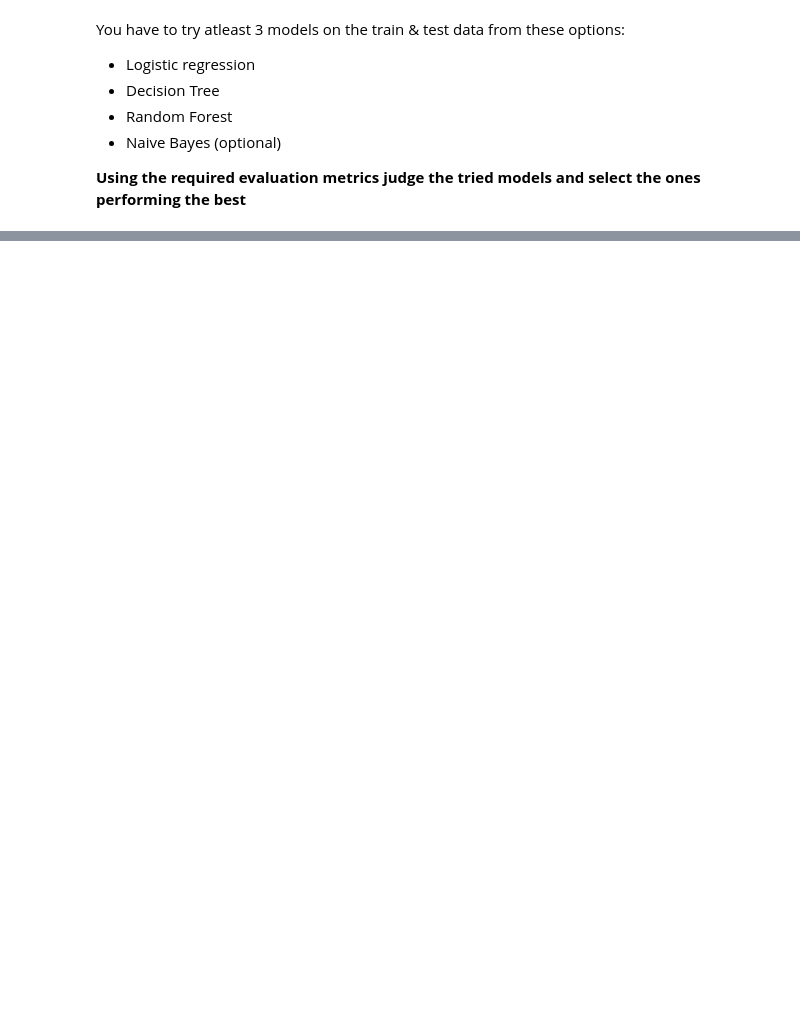
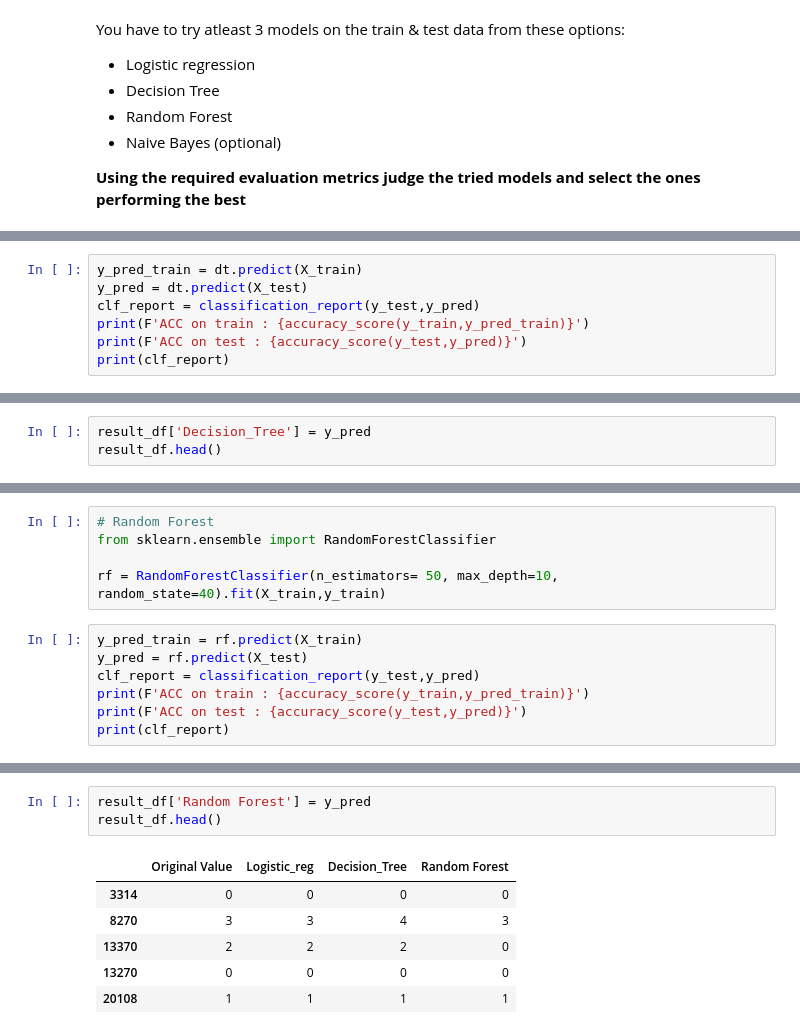
Before and after one commit to samrich76/NLP-Automatic-Ticket-Classification, a Jupyter notebook: Automatic_Ticket_Classification_Assignment.ipynb, the cells around one changed output, grey strips where cells are left out. Cells and saved outputs as stored; diff of their text form; blank space fills up the shorter version.

```diff
--- a/Automatic_Ticket_Classification_Assignment.ipynb
+++ b/Automatic_Ticket_Classification_Assignment.ipynb
@@ -798,0 +932,7 @@ You have to try atleast 3 models on the train & test data from these options:
+# %%
+y_pred_train = dt.predict(X_train)
+y_pred = dt.predict(X_test)
+clf_report = classification_report(y_test,y_pred)
+print(F'ACC on train : {accuracy_score(y_train,y_pred_train)}')
+print(F'ACC on test : {accuracy_score(y_test,y_pred)}')
+print(clf_report)
@@ -798,0 +953,3 @@ You have to try atleast 3 models on the train & test data from these options:
+# %%
+result_df['Decision_Tree'] = y_pred
+result_df.head()
@@ -798,0 +965,12 @@ You have to try atleast 3 models on the train & test data from these options:
+# %%
+# Random Forest
+from sklearn.ensemble import RandomForestClassifier
+
+rf = RandomForestClassifier(n_estimators= 50, max_depth=10, random_state=40).fit(X_train,y_train)
+# %%
+y_pred_train = rf.predict(X_train)
+y_pred = rf.predict(X_test)
+clf_report = classification_report(y_test,y_pred)
+print(F'ACC on train : {accuracy_score(y_train,y_pred_train)}')
+print(F'ACC on test : {accuracy_score(y_test,y_pred)}')
+print(clf_report)
@@ -798,0 +991,10 @@ You have to try atleast 3 models on the train & test data from these options:
+# %%
+result_df['Random Forest'] = y_pred
+result_df.head()
+# %% [output]
+|  | Original Value | Logistic_reg | Decision_Tree | Random Forest |
+| 3314 | 0 | 0 | 0 | 0 |
+| 8270 | 3 | 3 | 4 | 3 |
+| 13370 | 2 | 2 | 2 | 0 |
+| 13270 | 0 | 0 | 0 | 0 |
+| 20108 | 1 | 1 | 1 | 1 |
```
Also changed, not shown: parts of 26 cells of this notebook.
